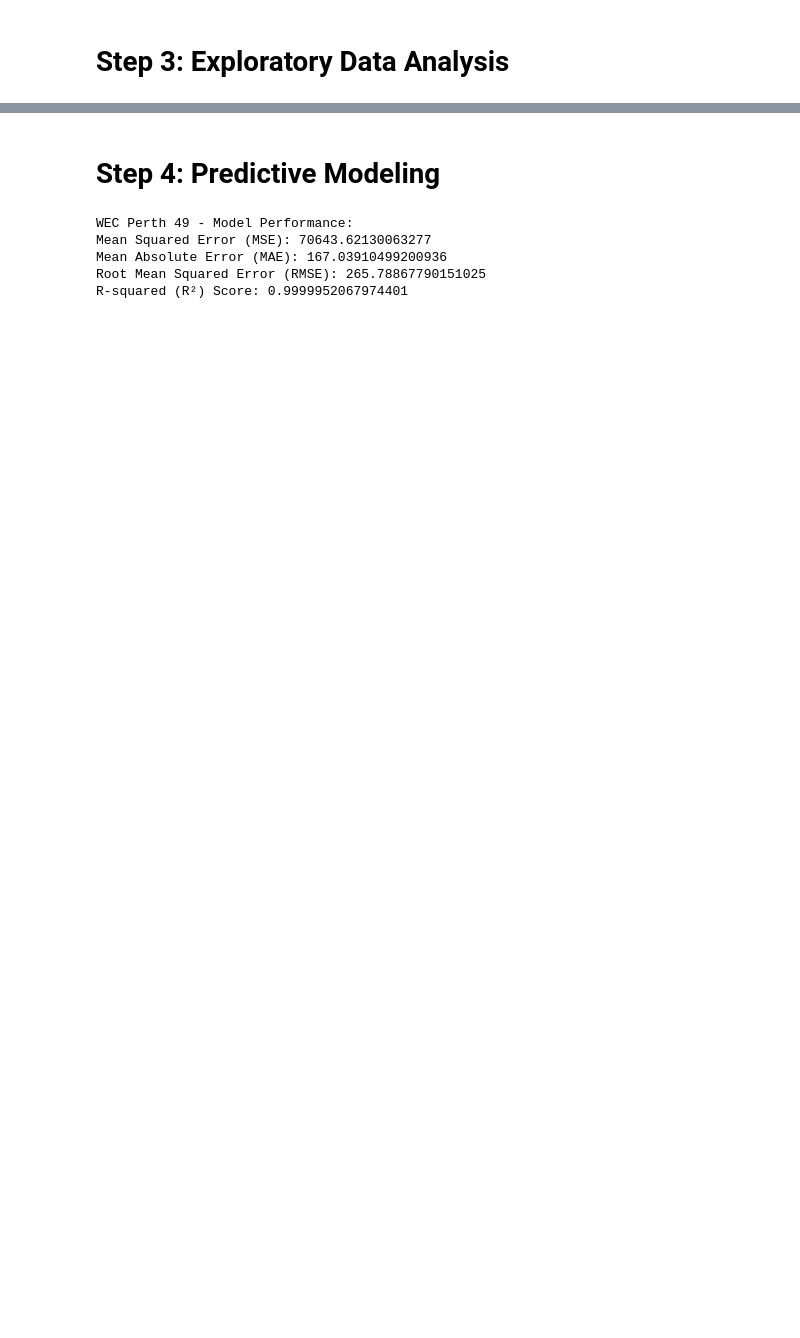
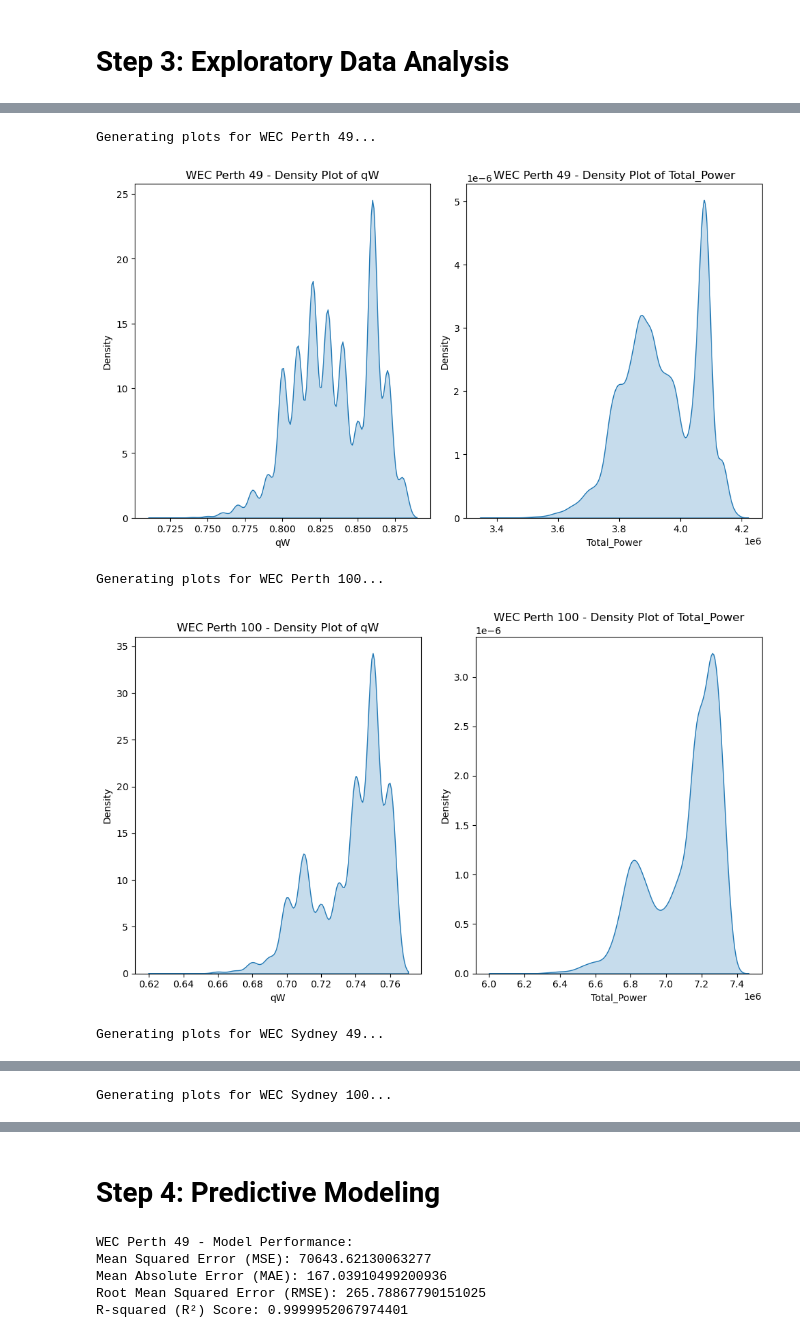
Before and after one commit to Kevinobote/WEC, a Jupyter notebook: WEC.ipynb, the cells around one changed output, grey strips where cells are left out. Drawn from its saved outputs; the diff is of its cells as text; code cells hidden in the pictures; blank space fills up the shorter version.

```diff
--- a/WEC.ipynb
+++ b/WEC.ipynb
@@ -453,0 +450,10 @@ Name: Total_Power, dtype: float64
+# %%
+for name, df in datasets.items():
+    print(f"Generating plots for {name}...")
+    plot_density_plots(df, name)
+# %% [output]
+Generating plots for WEC Perth 49...
+[figure, added]
+Generating plots for WEC Perth 100...
+[figure, added]
+Generating plots for WEC Sydney 49...
@@ -453,0 +461 @@ Name: Total_Power, dtype: float64
+Generating plots for WEC Sydney 100...
```
Also changed, not shown: parts of 53 cells of this notebook, 1 other file.
